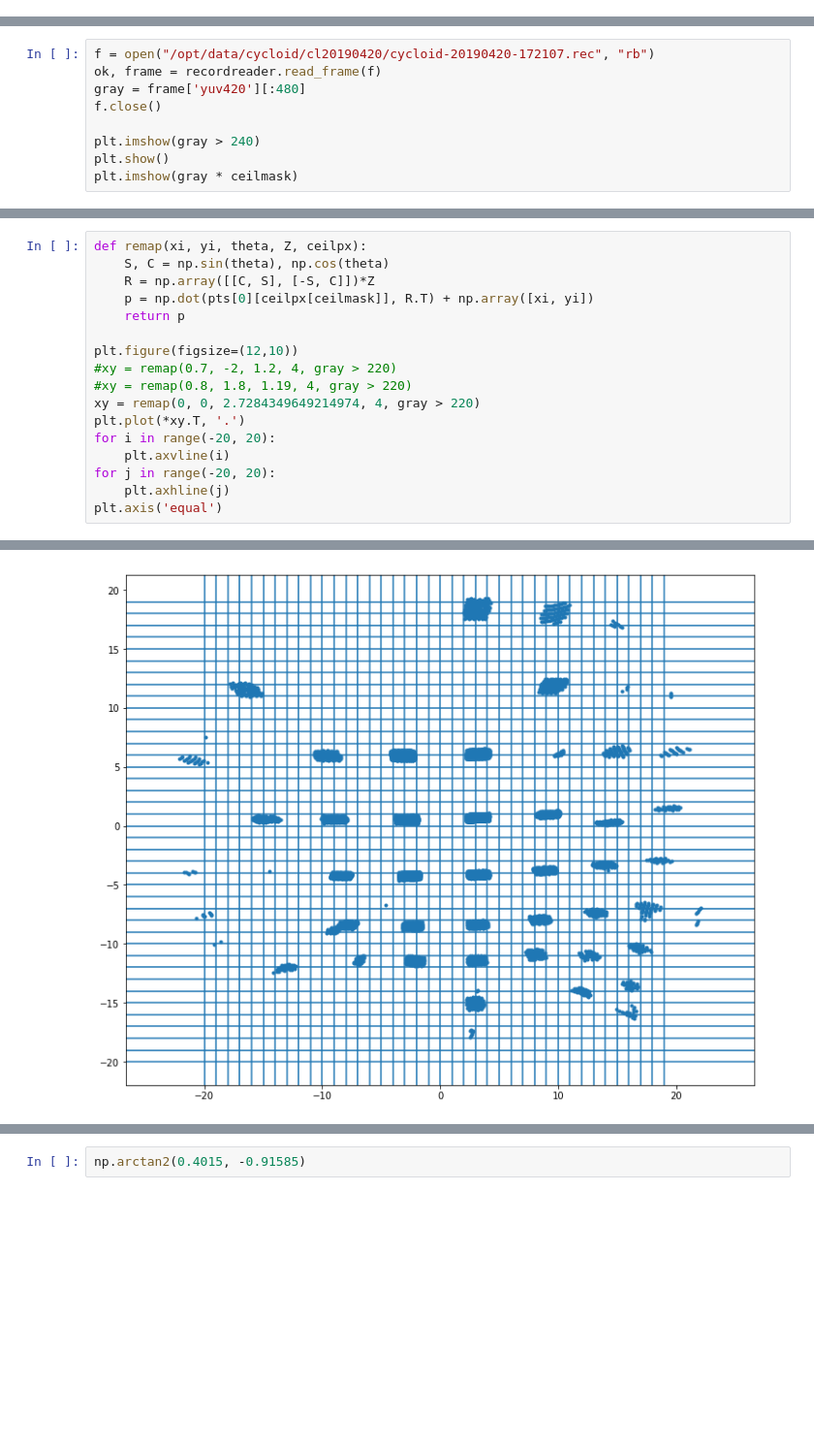
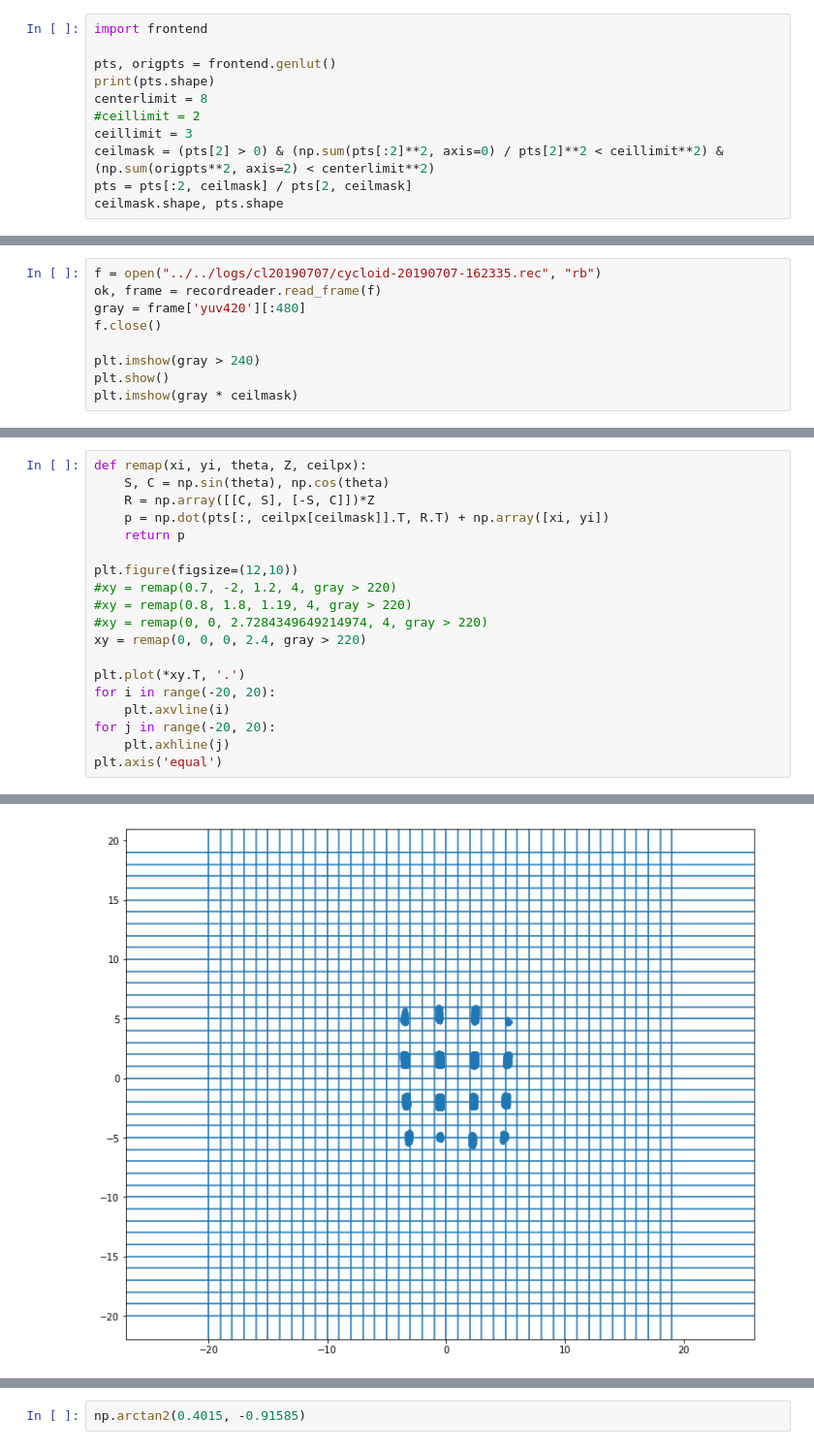
Before and after one commit to a1k0n/cycloid, a Jupyter notebook: tools/bundleadj/lights.ipynb, the cells around one changed output, grey strips where cells are left out. Shown at 97% size. Drawn from its saved outputs; the diff is of its cells as text; blank space fills up the shorter version.

```diff
--- a/tools/bundleadj/lights.ipynb
+++ b/tools/bundleadj/lights.ipynb
@@ -25,0 +24,11 @@ pts.shape
+# %%
+import frontend
+
+pts, origpts = frontend.genlut()
+print(pts.shape)
+centerlimit = 8
+#ceillimit = 2
+ceillimit = 3
+ceilmask = (pts[2] > 0) & (np.sum(pts[:2]**2, axis=0) / pts[2]**2 < ceillimit**2) & (np.sum(origpts**2, axis=2) < centerlimit**2)
+pts = pts[:2, ceilmask] / pts[2, ceilmask]
+ceilmask.shape, pts.shape
@@ -26,5 +47,5 @@ pts.shape
 # %%
-f = open("/opt/data/cycloid/cl20190420/cycloid-20190420-172107.rec", "rb")
+f = open("../../logs/cl20190707/cycloid-20190707-162335.rec", "rb")
 ok, frame = recordreader.read_frame(f)
 gray = frame['yuv420'][:480]
 f.close()
@@ -40,13 +61,15 @@ plt.imshow(gray * ceilmask)
 def remap(xi, yi, theta, Z, ceilpx):
     S, C = np.sin(theta), np.cos(theta)
     R = np.array([[C, S], [-S, C]])*Z
-    p = np.dot(pts[0][ceilpx[ceilmask]], R.T) + np.array([xi, yi])
+    p = np.dot(pts[:, ceilpx[ceilmask]].T, R.T) + np.array([xi, yi])
     return p
 
 plt.figure(figsize=(12,10))
 #xy = remap(0.7, -2, 1.2, 4, gray > 220)
 #xy = remap(0.8, 1.8, 1.19, 4, gray > 220)
-xy = remap(0, 0, 2.7284349649214974, 4, gray > 220)
+#xy = remap(0, 0, 2.7284349649214974, 4, gray > 220)
+xy = remap(0, 0, 0, 2.4, gray > 220)
+
 plt.plot(*xy.T, '.')
 for i in range(-20, 20):
     plt.axvline(i)
@@ -61,4 +81,4 @@ plt.axis('equal')
-[figure, old version]
+[figure, new version]
 # %%
 n, msk = cv2.connectedComponents((ceilmask*gray > 220).astype(np.uint8))
 np.argmax(np.histogram(msk, n)[0][1:])
```
Also changed, not shown: parts of 57 cells of this notebook, 6 other files.
